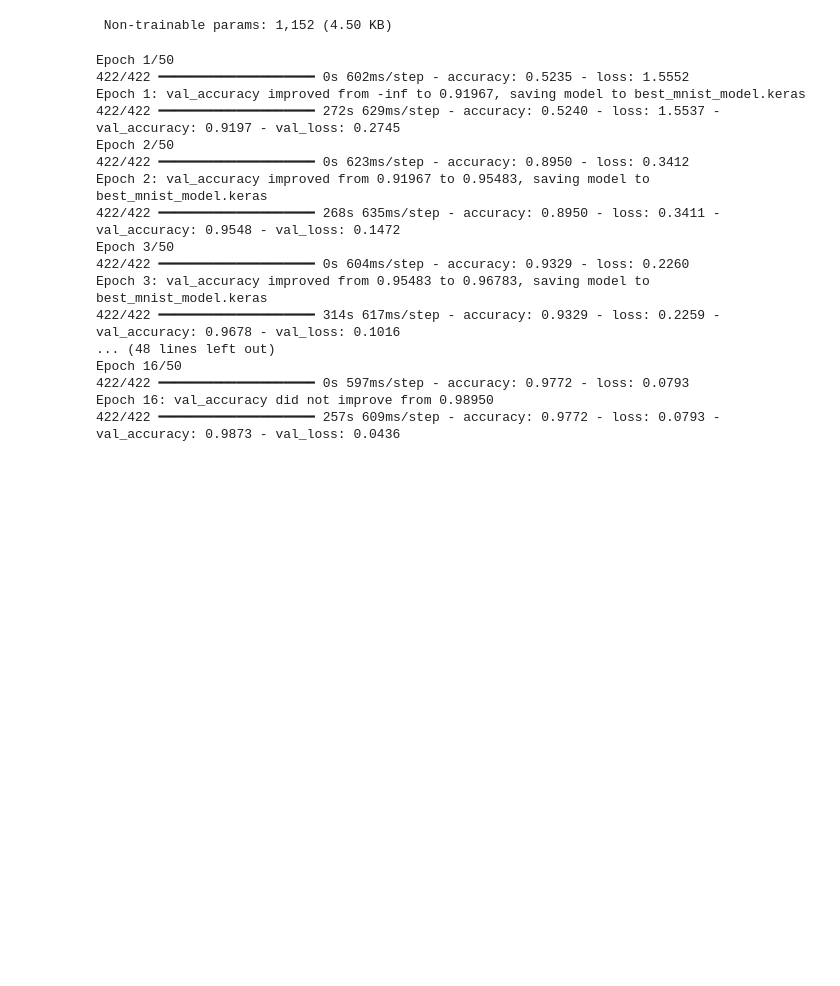
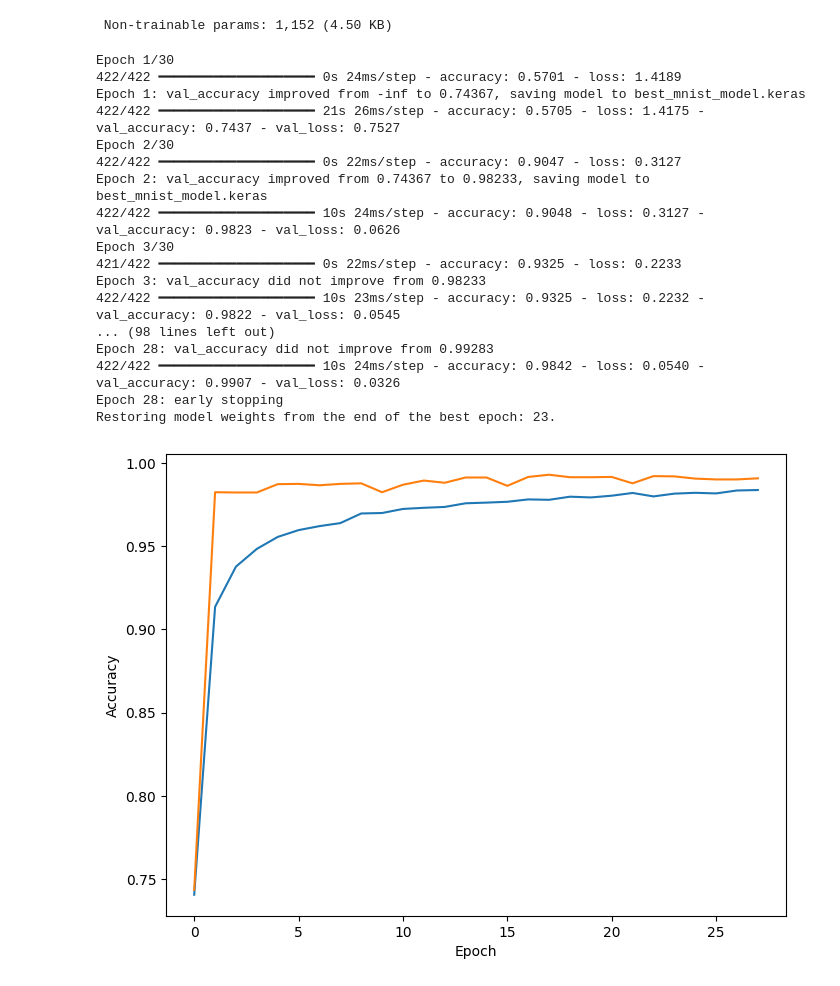
Before and after one commit to Sharddha-Sharddha/IITMLAssignments, a Jupyter notebook: CNN_MNIST_dataset.ipynb, the cells around one changed output. Saved outputs shown, nothing was run; the diff lists cells and outputs as text; code cells hidden in the pictures; blank space fills up the shorter version.

Commit message:
CNN_MNIST_dataset

```diff
--- a/CNN_MNIST_dataset.ipynb
+++ b/CNN_MNIST_dataset.ipynb
@@ -97,7 +97,8 @@ plt.tight_layout()
 [figure]
 # %%
 #nomalize the pixel values
-# Scale pixel values to [0, 1] range for improved gradient stability and faster convergencetrain_images = train_images.astype('float32')/255
+# Scale pixel values to [0, 1] range for improved gradient stability and faster convergence
+train_images = train_images.astype('float32')/255
 test_images = test_images.astype('float32')/255
 
 train_images[45]
@@ -249,7 +250,7 @@ model.compile(
 early_stopping= callbacks.EarlyStopping(
     monitor= 'val_loss',
     patience= 5,
-    verbose= 0,  # <--- to see the "Early Stopping" message
+    verbose= 1,  # <--- to see the "Early Stopping" message
     restore_best_weights= True,
     mode= 'auto'
 )
@@ -262,7 +263,6 @@ model_checkpoint= callbacks.ModelCheckpoint(
       verbose = 1  # <---  to see "Saving model
 )
 # %%
-from IPython.core import history
 # Create the list of callbacks
 my_callbacks = [early_stopping, model_checkpoint]
 
@@ -270,26 +270,35 @@ my_callbacks = [early_stopping, model_checkpoint]
 history= model.fit(
     train_images,
     train_labels_categorical,
-    epochs = 50,
+    epochs = 30,
     batch_size= 128,
     validation_split=0.1,  # Taken 10% from the end of your training data to test on each epochs
-    callbacks=[early_stopping, model_checkpoint]
+    callbacks= my_callbacks
 )
 # %% [output]
-Epoch 1/50
-422/422 ━━━━━━━━━━━━━━━━━━━━ 0s 602ms/step - accuracy: 0.5235 - loss: 1.5552
-Epoch 1: val_accuracy improved from -inf to 0.91967, saving model to best_mnist_model.keras
-422/422 ━━━━━━━━━━━━━━━━━━━━ 272s 629ms/step - accuracy: 0.5240 - loss: 1.5537 - val_accuracy: 0.9197 - val_loss: 0.2745
-Epoch 2/50
-422/422 ━━━━━━━━━━━━━━━━━━━━ 0s 623ms/step - accuracy: 0.8950 - loss: 0.3412
-Epoch 2: val_accuracy improved from 0.91967 to 0.95483, saving model to best_mnist_model.keras
-422/422 ━━━━━━━━━━━━━━━━━━━━ 268s 635ms/step - accuracy: 0.8950 - loss: 0.3411 - val_accuracy: 0.9548 - val_loss: 0.1472
-Epoch 3/50
-422/422 ━━━━━━━━━━━━━━━━━━━━ 0s 604ms/step - accuracy: 0.9329 - loss: 0.2260
-Epoch 3: val_accuracy improved from 0.95483 to 0.96783, saving model to best_mnist_model.keras
-422/422 ━━━━━━━━━━━━━━━━━━━━ 314s 617ms/step - accuracy: 0.9329 - loss: 0.2259 - val_accuracy: 0.9678 - val_loss: 0.1016
-... (48 lines left out)
-Epoch 16/50
-422/422 ━━━━━━━━━━━━━━━━━━━━ 0s 597ms/step - accuracy: 0.9772 - loss: 0.0793
-Epoch 16: val_accuracy did not improve from 0.98950
-422/422 ━━━━━━━━━━━━━━━━━━━━ 257s 609ms/step - accuracy: 0.9772 - loss: 0.0793 - val_accuracy: 0.9873 - val_loss: 0.0436
+Epoch 1/30
+422/422 ━━━━━━━━━━━━━━━━━━━━ 0s 24ms/step - accuracy: 0.5701 - loss: 1.4189
+Epoch 1: val_accuracy improved from -inf to 0.74367, saving model to best_mnist_model.keras
+422/422 ━━━━━━━━━━━━━━━━━━━━ 21s 26ms/step - accuracy: 0.5705 - loss: 1.4175 - val_accuracy: 0.7437 - val_loss: 0.7527
+Epoch 2/30
+422/422 ━━━━━━━━━━━━━━━━━━━━ 0s 22ms/step - accuracy: 0.9047 - loss: 0.3127
+Epoch 2: val_accuracy improved from 0.74367 to 0.98233, saving model to best_mnist_model.keras
+422/422 ━━━━━━━━━━━━━━━━━━━━ 10s 24ms/step - accuracy: 0.9048 - loss: 0.3127 - val_accuracy: 0.9823 - val_loss: 0.0626
+Epoch 3/30
+421/422 ━━━━━━━━━━━━━━━━━━━━ 0s 22ms/step - accuracy: 0.9325 - loss: 0.2233
+Epoch 3: val_accuracy did not improve from 0.98233
+422/422 ━━━━━━━━━━━━━━━━━━━━ 10s 23ms/step - accuracy: 0.9325 - loss: 0.2232 - val_accuracy: 0.9822 - val_loss: 0.0545
+... (98 lines left out)
+Epoch 28: val_accuracy did not improve from 0.99283
+422/422 ━━━━━━━━━━━━━━━━━━━━ 10s 24ms/step - accuracy: 0.9842 - loss: 0.0540 - val_accuracy: 0.9907 - val_loss: 0.0326
+Epoch 28: early stopping
+Restoring model weights from the end of the best epoch: 23.
+# %%
+plt.figure(figsize = (8,6))
+plt.plot(history.history['accuracy'], label='Training Accuracy')
+plt.plot(history.history['val_accuracy'],label='Validation Accuracy')
+plt.xlabel("Epoch")
+plt.ylabel("Accuracy")
+plt.show()
+# %% [output]
+[figure, added]
```
Also changed, not shown: parts of 6 cells of this notebook.
